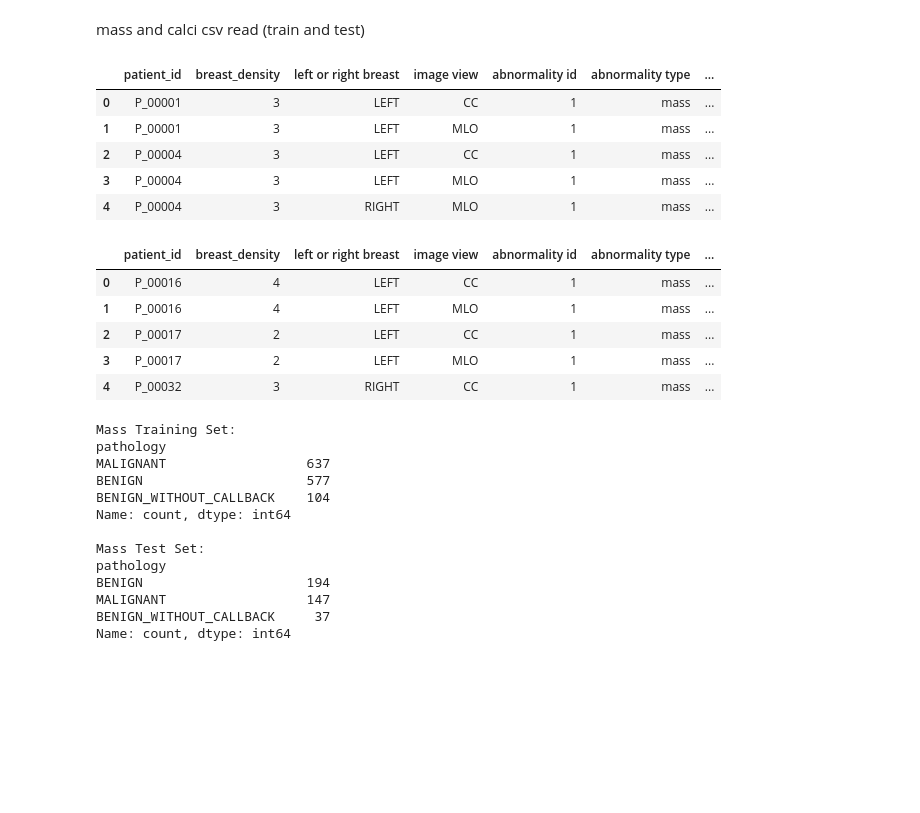
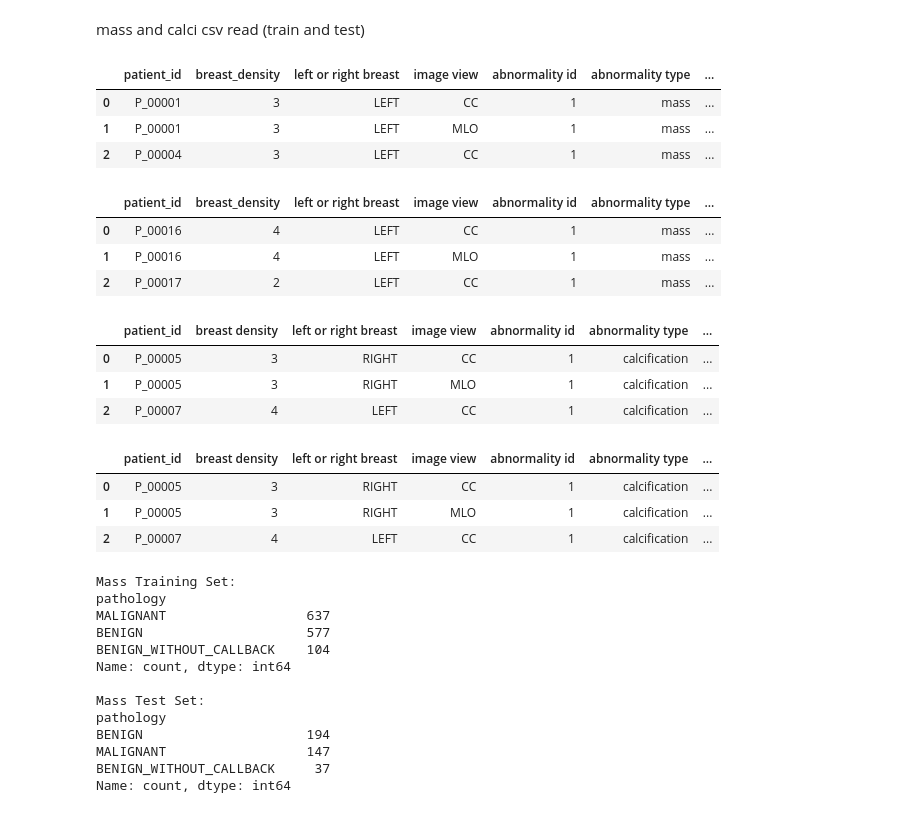
Before and after one commit to kiboiWanjohi/mammo, a Jupyter notebook: densenet169_cbis_ddsm_colab-no-val-loss.ipynb, the cells around one changed output. Saved outputs shown, nothing was run; the diff lists cells and outputs as text; code cells hidden in the pictures; blank space fills up the shorter version.

```diff
--- a/densenet169_cbis_ddsm_colab-no-val-loss.ipynb
+++ b/densenet169_cbis_ddsm_colab-no-val-loss.ipynb
@@ -205,33 +228,39 @@ sys.getsizeof(roi_mask_images)
 # %% [markdown]
 mass and calci csv read (train and test)
 # %%
-mass_train_data = pd.read_csv('/kaggle/input/cbis-ddsm-breast-cancer-image-dataset/csv/mass_case_description_train_set.csv')
-mass_test_data = pd.read_csv('/kaggle/input/cbis-ddsm-breast-cancer-image-dataset/csv/mass_case_description_test_set.csv')
-calc_train_data = pd.read_csv('/kaggle/input/cbis-ddsm-breast-cancer-image-dataset/csv/calc_case_description_train_set.csv')
-calc_test_data = pd.read_csv('/kaggle/input/cbis-ddsm-breast-cancer-image-dataset/csv/calc_case_description_test_set.csv')
+mass_train_data = pd.read_csv('/content/csv/mass_case_description_train_set.csv')
+mass_test_data = pd.read_csv('/content/csv/mass_case_description_test_set.csv')
+calc_train_data = pd.read_csv('/content/csv/calc_case_description_train_set.csv')
+calc_test_data = pd.read_csv('/content/csv/calc_case_description_train_set.csv')
 # %%
-mass_train_data.head()
+mass_train_data.head(3)
 # %% [output]
 |  | patient_id | breast_density | left or right breast | image view | abnormality id | abnormality type | ... |
 | 0 | P_00001 | 3 | LEFT | CC | 1 | mass | ... |
 | 1 | P_00001 | 3 | LEFT | MLO | 1 | mass | ... |
 | 2 | P_00004 | 3 | LEFT | CC | 1 | mass | ... |
-| 3 | P_00004 | 3 | LEFT | MLO | 1 | mass | ... |
-| 4 | P_00004 | 3 | RIGHT | MLO | 1 | mass | ... |
 # %%
 # mass_data = mass_train_data.append(mass_test_data)
-mass_test_data.head()
+mass_test_data.head(3)
 # %% [output]
 |  | patient_id | breast_density | left or right breast | image view | abnormality id | abnormality type | ... |
 | 0 | P_00016 | 4 | LEFT | CC | 1 | mass | ... |
 | 1 | P_00016 | 4 | LEFT | MLO | 1 | mass | ... |
 | 2 | P_00017 | 2 | LEFT | CC | 1 | mass | ... |
-| 3 | P_00017 | 2 | LEFT | MLO | 1 | mass | ... |
-| 4 | P_00032 | 3 | RIGHT | CC | 1 | mass | ... |
 # %%
-calc_train_data.head()
+calc_train_data.head(3)
+# %% [output]
+|  | patient_id | breast density | left or right breast | image view | abnormality id | abnormality type | ... |
+| 0 | P_00005 | 3 | RIGHT | CC | 1 | calcification | ... |
+| 1 | P_00005 | 3 | RIGHT | MLO | 1 | calcification | ... |
+| 2 | P_00007 | 4 | LEFT | CC | 1 | calcification | ... |
 # %%
-calc_test_data.head()
+calc_test_data.head(3)
+# %% [output]
+|  | patient_id | breast density | left or right breast | image view | abnormality id | abnormality type | ... |
+| 0 | P_00005 | 3 | RIGHT | CC | 1 | calcification | ... |
+| 1 | P_00005 | 3 | RIGHT | MLO | 1 | calcification | ... |
+| 2 | P_00007 | 4 | LEFT | CC | 1 | calcification | ... |
 # %%
 # Count the number of benign and malignant cases in the training set
 train_counts = mass_train_data['pathology'].value_counts()
```
Also changed, not shown: parts of 28 cells of this notebook.
